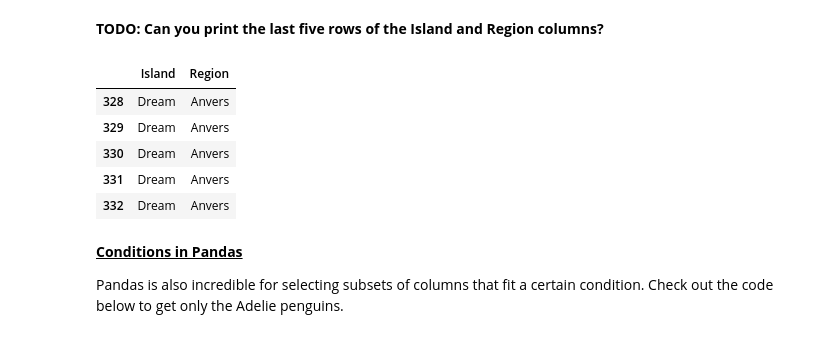
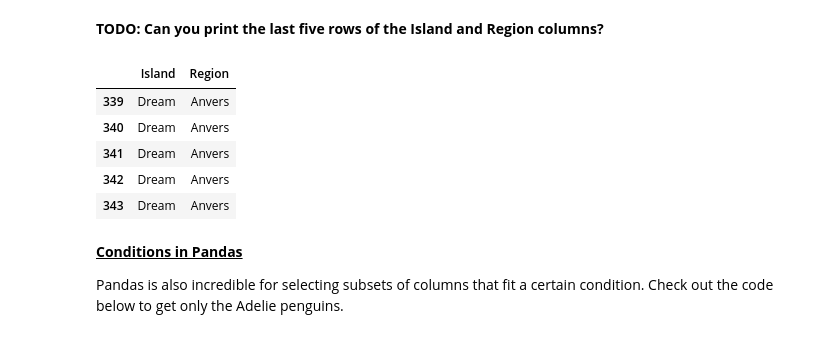
Before and after one commit to gprasad125/SC2022-BatchB-python-enjoyers, a Jupyter notebook: Ethan/week1/EDA_mini_project.ipynb, the cells around one changed output. Drawn from its saved outputs; the diff is of its cells as text; code cells hidden in the pictures.

```diff
--- a/Ethan/week1/EDA_mini_project.ipynb
+++ b/Ethan/week1/EDA_mini_project.ipynb
@@ -85,9 +85,13 @@ penguins_dataframe.head(1)
 **TODO:** Can you drop the Sample Number, Individual ID, Delta 15 N \(o/oo\), and Delta 13 C \(o/oo\) columns using the example above?
 # %%
 # Drop the Sample Number, Individual ID, Delta 15 N (o/oo), and Delta 13 C (o/oo) columns using the example above.
-
+columns_to_drop = ['Sample Number', 'Individual ID', 'Delta 15 N (o/oo)', 'Delta 13 C (o/oo)']
 
 #Drop the columns using drop()
+penguins_dataframe.drop(columns_to_drop, axis = 1, inplace = False)
 
+# when writing about a DataFrame,  axis = 1 (columns), axis = 0 (rows)
+# .shape == (#_rows, #_columns)
 
 #Check that they are dropped
+penguins_dataframe
@@ -143,13 +162,14 @@ penguins_dataframe[["Species","Region"]].head()
 **TODO: Can you print the last five rows of the Island and Region columns?**
 # %%
 #Print the last five rows of the Island and Region columns.
+penguins_dataframe[["Island", "Region"]].tail()
 # %% [output]
 |  | Island | Region |
-| 328 | Dream | Anvers |
-| 329 | Dream | Anvers |
-| 330 | Dream | Anvers |
-| 331 | Dream | Anvers |
-| 332 | Dream | Anvers |
+| 339 | Dream | Anvers |
+| 340 | Dream | Anvers |
+| 341 | Dream | Anvers |
+| 342 | Dream | Anvers |
+| 343 | Dream | Anvers |
 # %% [markdown]
 <u>**Conditions in Pandas**</u>
 
```
Also changed, not shown: parts of 13 cells of this notebook, 19 other files.
